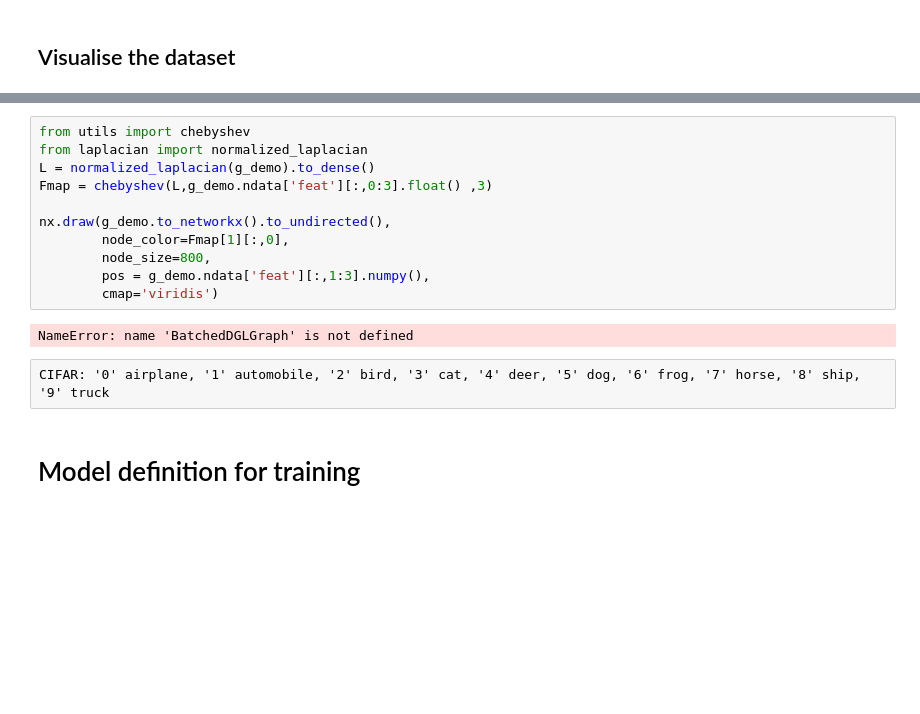
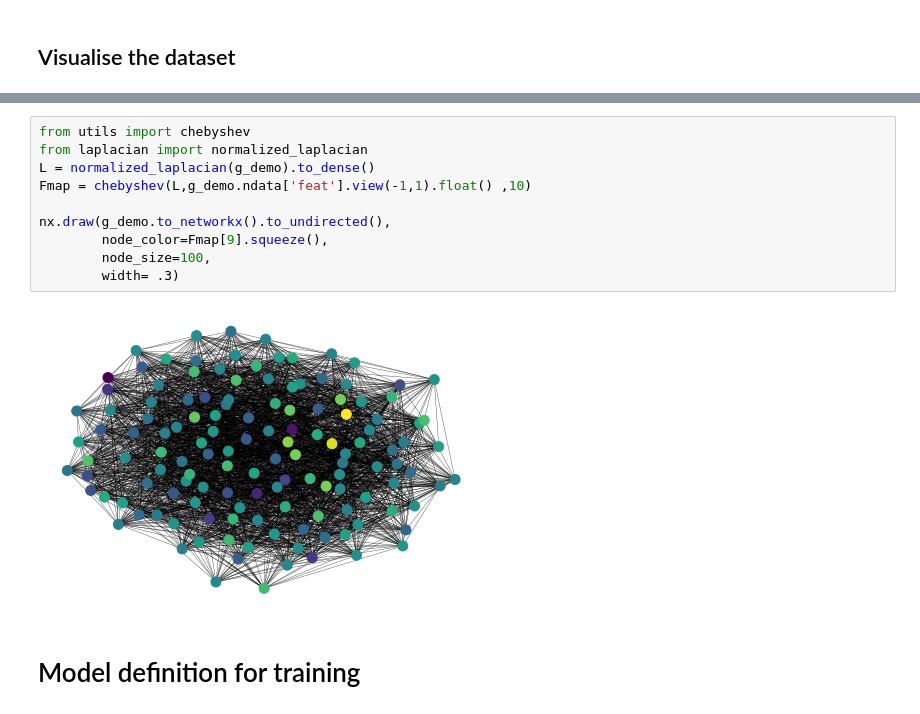
Before and after one commit to Axeln78/SpectralDGL, a Jupyter notebook: SBM/training.ipynb, the cells around one changed output, grey strips where cells are left out. Cells and saved outputs as stored; diff of their text form; blank space fills up the shorter version.

```diff
--- a/SBM/training.ipynb
+++ b/SBM/training.ipynb
@@ -77,18 +97,15 @@ Smallest eigenvalue: -1.1102230246251565e-16
 # %%
 from utils import chebyshev
 from laplacian import normalized_laplacian
 L = normalized_laplacian(g_demo).to_dense()
-Fmap = chebyshev(L,g_demo.ndata['feat'][:,0:3].float() ,3)
+Fmap = chebyshev(L,g_demo.ndata['feat'].view(-1,1).float() ,10)
 
 nx.draw(g_demo.to_networkx().to_undirected(),
-        node_color=Fmap[1][:,0],
-        node_size=800,
-        pos = g_demo.ndata['feat'][:,1:3].numpy(),
-        cmap='viridis')
+        node_color=Fmap[9].squeeze(),
+        node_size=100,
+        width= .3)
 # %% [output]
-NameError: name 'BatchedDGLGraph' is not defined
+[figure, added]
-# %% [raw]
-CIFAR: '0' airplane, '1' automobile, '2' bird, '3' cat, '4' deer, '5' dog, '6' frog, '7' horse, '8' ship, '9' truck
 # %% [markdown]
 # Model definition for training
 # %%
```
Also changed, not shown: parts of 18 cells of this notebook.
